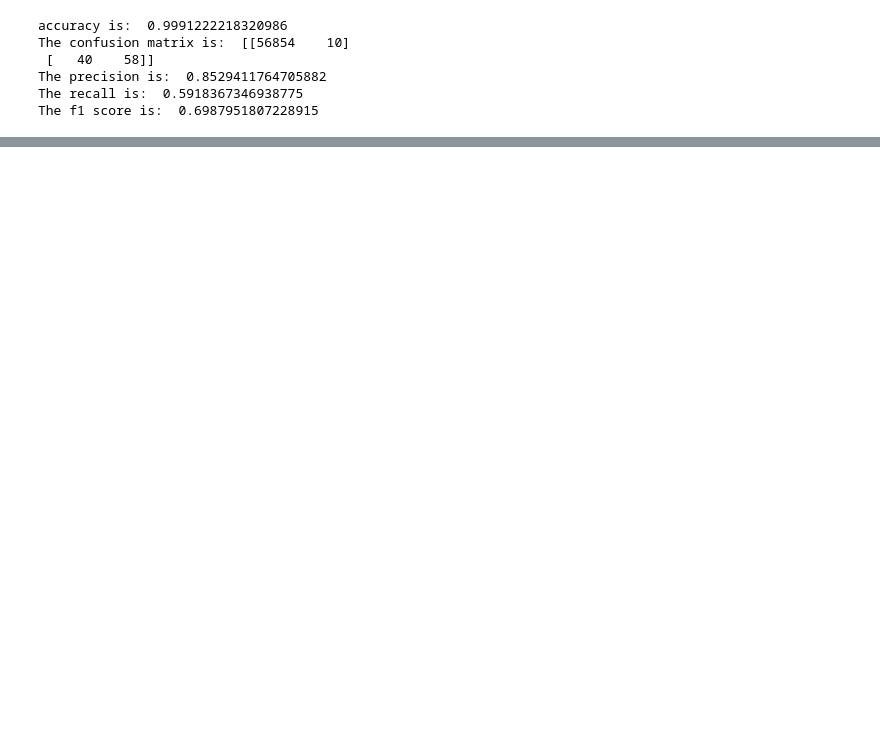
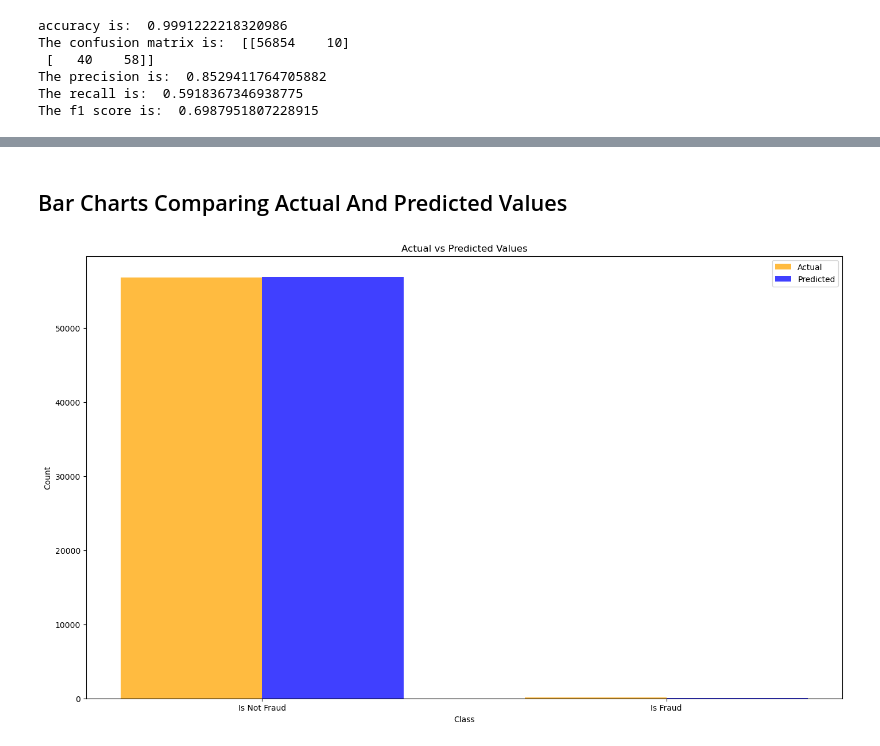
Before and after one commit to fatimzahra1/FraudDetection, a Jupyter notebook: notebook82a07f7278.ipynb, the cells around one changed output, grey strips where cells are left out. Drawn from its saved outputs; the diff is of its cells as text; code cells hidden in the pictures; blank space fills up the shorter version.

```diff
--- a/notebook82a07f7278.ipynb
+++ b/notebook82a07f7278.ipynb
@@ -261,0 +300,28 @@ The f1 score is:  0.6987951807228915
+# %% [markdown]
+## Bar Charts Comparing Actual And Predicted Values
+# %%
+labels= ['Is Not Fraud', 'Is Fraud']
+color= ['orange','blue']
+plt.figure(figsize=(17,10))
+
+x=np.arange(len(labels))
+bar_width=0.35
+
+# Calculate the counts of actual and predicted values
+actual_counts= np.bincount(y_test)
+predicted_counts= np.bincount(y_pred)
+
+# Create a bar chart for the actual values
+plt.bar(x - bar_width/2, actual_counts, width=bar_width, label='Actual', alpha=0.75, color=color[0])
+
+# Create a bar chart for the predicted values
+plt.bar(x + bar_width/2, predicted_counts, width=bar_width, label='Predicted', alpha=0.75, color=color[1])
+
+plt.xlabel('Class')
+plt.ylabel('Count')
+plt.title('Actual vs Predicted Values')
+plt.xticks(x, labels)
+plt.legend()
+plt.show()
+# %% [output]
+[figure, added]
```
Also changed, not shown: parts of 9 cells of this notebook.
